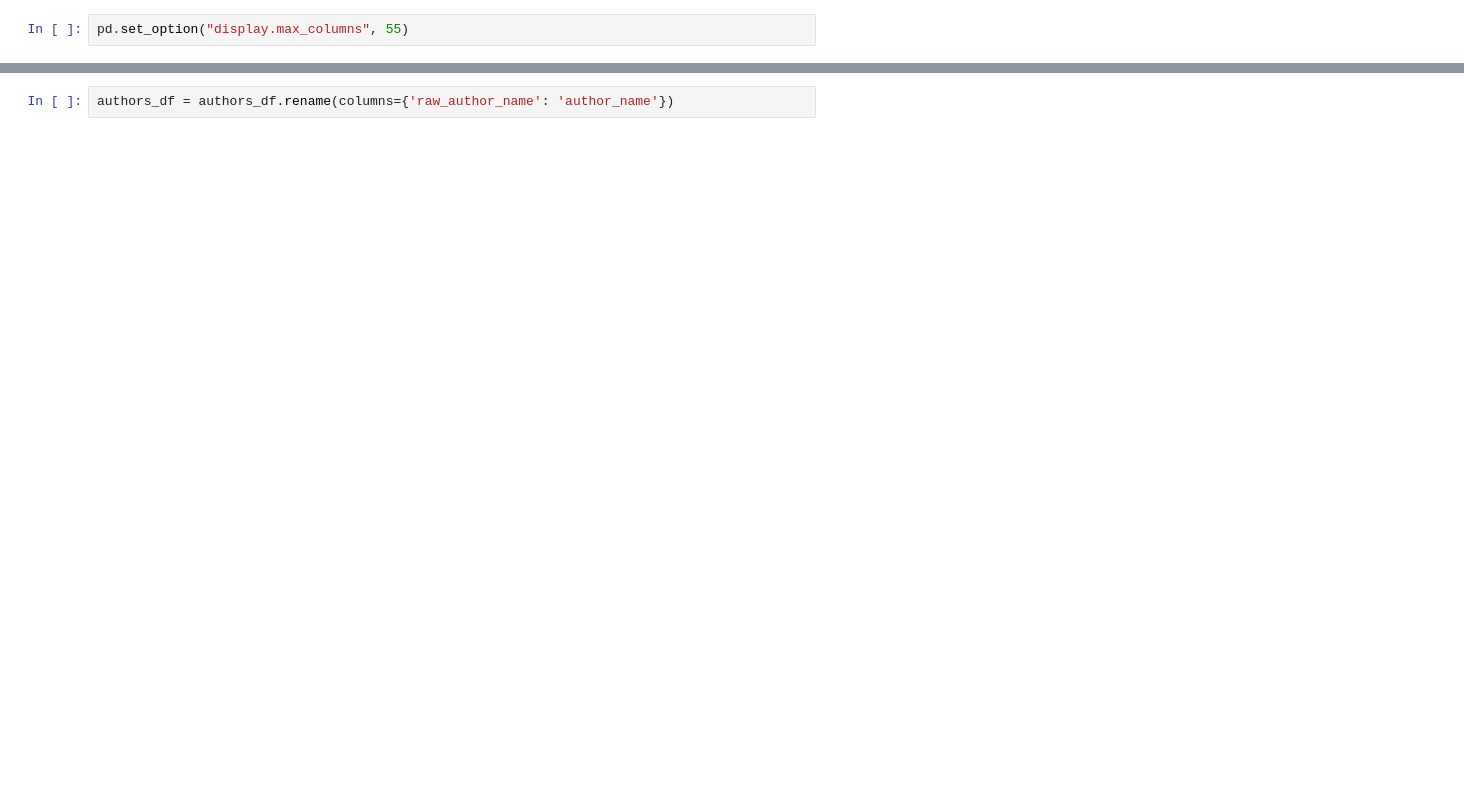
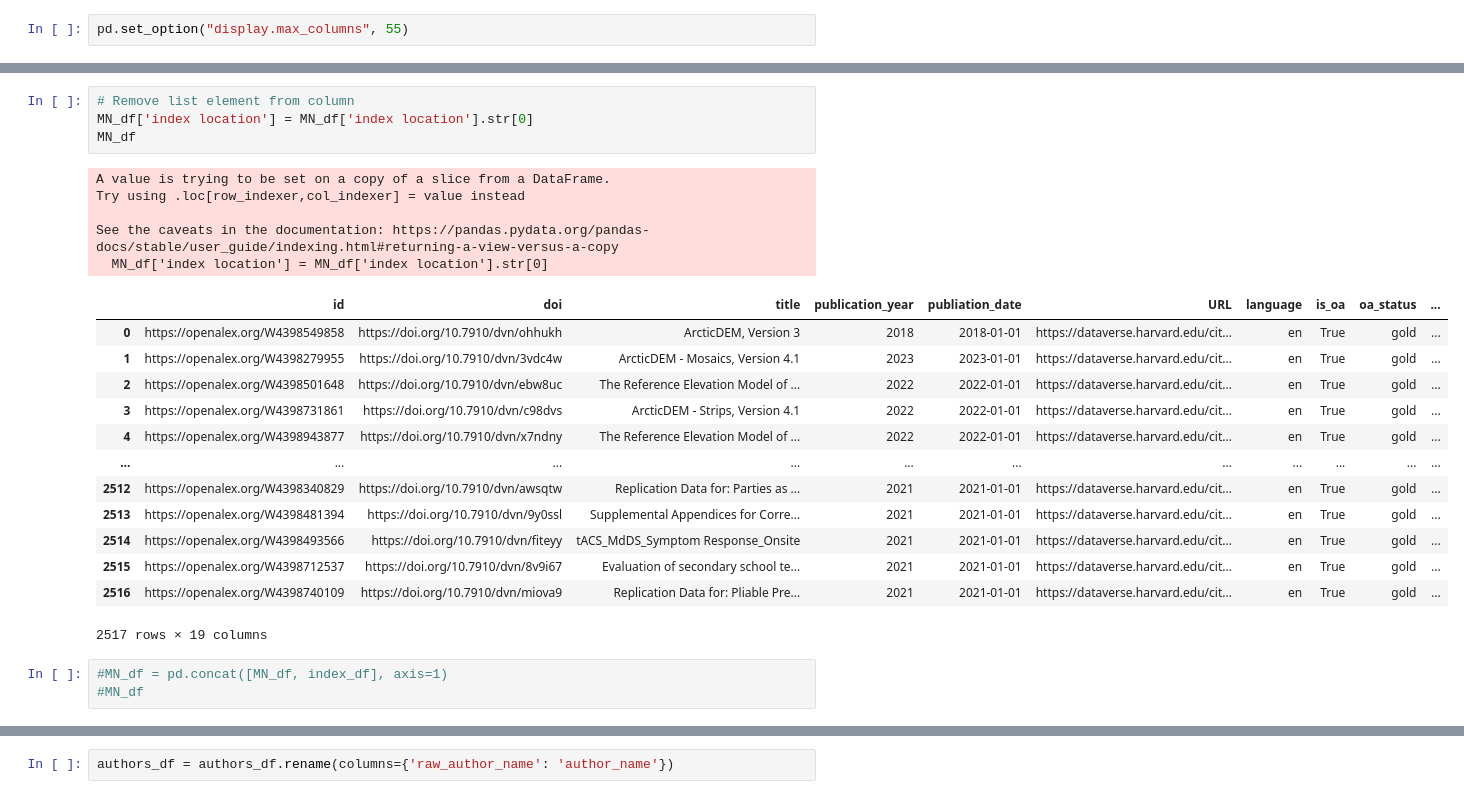
Before and after one commit to senderrr/OpenAlex, a Jupyter notebook: OpenAlex.ipynb, the cells around one changed output, grey strips where cells are left out. Drawn from its saved outputs; the diff is of its cells as text; blank space fills up the shorter version.

```diff
--- a/OpenAlex.ipynb
+++ b/OpenAlex.ipynb
@@ -107,0 +169,26 @@ MN_df
+# %%
+# Remove list element from column
+MN_df['index location'] = MN_df['index location'].str[0]
+MN_df
+# %% [output]
+A value is trying to be set on a copy of a slice from a DataFrame.
+Try using .loc[row_indexer,col_indexer] = value instead
+
+See the caveats in the documentation: https://pandas.pydata.org/pandas-docs/stable/user_guide/indexing.html#returning-a-view-versus-a-copy
+  MN_df['index location'] = MN_df['index location'].str[0]
+|  | id | doi | title | publication_year | publiation_date | URL | language | is_oa | oa_status | ... |
+| 0 | https://openalex.org/W4398549858 | https://doi.org/10.7910/dvn/ohhukh | ArcticDEM, Version 3 | 2018 | 2018-01-01 | https://dataverse.harvard.edu/cit... | en | True | gold | ... |
+| 1 | https://openalex.org/W4398279955 | https://doi.org/10.7910/dvn/3vdc4w | ArcticDEM - Mosaics, Version 4.1 | 2023 | 2023-01-01 | https://dataverse.harvard.edu/cit... | en | True | gold | ... |
+| 2 | https://openalex.org/W4398501648 | https://doi.org/10.7910/dvn/ebw8uc | The Reference Elevation Model of ... | 2022 | 2022-01-01 | https://dataverse.harvard.edu/cit... | en | True | gold | ... |
+| 3 | https://openalex.org/W4398731861 | https://doi.org/10.7910/dvn/c98dvs | ArcticDEM - Strips, Version 4.1 | 2022 | 2022-01-01 | https://dataverse.harvard.edu/cit... | en | True | gold | ... |
+| 4 | https://openalex.org/W4398943877 | https://doi.org/10.7910/dvn/x7ndny | The Reference Elevation Model of ... | 2022 | 2022-01-01 | https://dataverse.harvard.edu/cit... | en | True | gold | ... |
+| ... | ... | ... | ... | ... | ... | ... | ... | ... | ... | ... |
+| 2512 | https://openalex.org/W4398340829 | https://doi.org/10.7910/dvn/awsqtw | Replication Data for: Parties as ... | 2021 | 2021-01-01 | https://dataverse.harvard.edu/cit... | en | True | gold | ... |
+| 2513 | https://openalex.org/W4398481394 | https://doi.org/10.7910/dvn/9y0ssl | Supplemental Appendices for Corre... | 2021 | 2021-01-01 | https://dataverse.harvard.edu/cit... | en | True | gold | ... |
+| 2514 | https://openalex.org/W4398493566 | https://doi.org/10.7910/dvn/fiteyy | tACS_MdDS_Symptom Response_Onsite | 2021 | 2021-01-01 | https://dataverse.harvard.edu/cit... | en | True | gold | ... |
+| 2515 | https://openalex.org/W4398712537 | https://doi.org/10.7910/dvn/8v9i67 | Evaluation of secondary school te... | 2021 | 2021-01-01 | https://dataverse.harvard.edu/cit... | en | True | gold | ... |
+| 2516 | https://openalex.org/W4398740109 | https://doi.org/10.7910/dvn/miova9 | Replication Data for: Pliable Pre... | 2021 | 2021-01-01 | https://dataverse.harvard.edu/cit... | en | True | gold | ... |
+2517 rows × 19 columns
+# %%
+#MN_df = pd.concat([MN_df, index_df], axis=1)
+#MN_df
```
Also changed, not shown: parts of 113 cells of this notebook, 2 other files.
